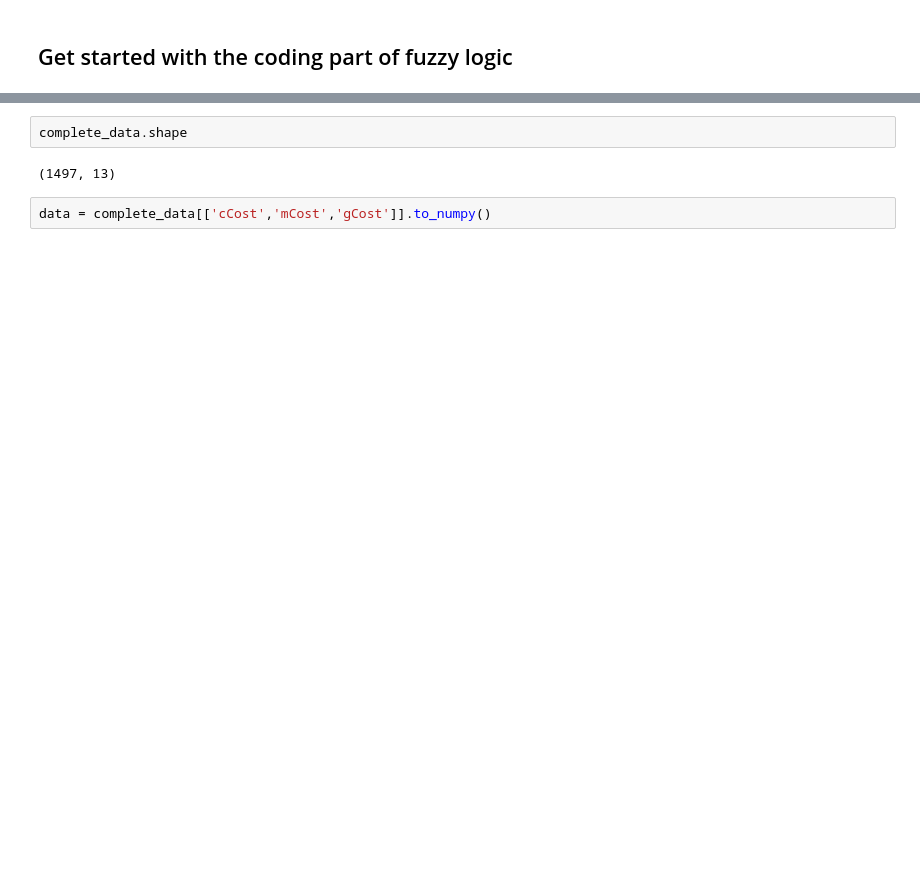
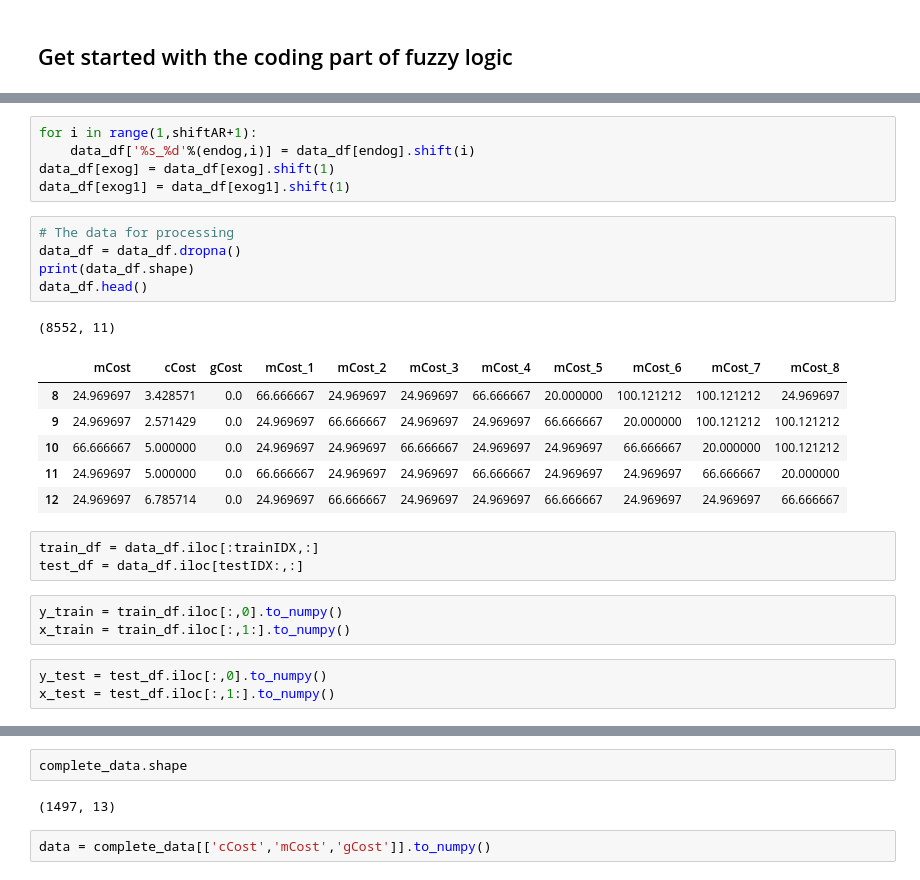
Before and after one commit to dipayan2/ARMAModel, a Jupyter notebook: PredictiveRun.ipynb, the cells around one changed output, grey strips where cells are left out. Drawn from its saved outputs; the diff is of its cells as text; blank space fills up the shorter version.

```diff
--- a/PredictiveRun.ipynb
+++ b/PredictiveRun.ipynb
@@ -190,0 +331,27 @@ def test_AR(yData, xData, shiftP=3):
+# %%
+for i in range(1,shiftAR+1):
+    data_df['%s_%d'%(endog,i)] = data_df[endog].shift(i)
+data_df[exog] = data_df[exog].shift(1)
+data_df[exog1] = data_df[exog1].shift(1)
+# %%
+# The data for processing
+data_df = data_df.dropna()
+print(data_df.shape)
+data_df.head()
+# %% [output]
+(8552, 11)
+|  | mCost | cCost | gCost | mCost_1 | mCost_2 | mCost_3 | mCost_4 | mCost_5 | mCost_6 | mCost_7 | mCost_8 |
+| 8 | 24.969697 | 3.428571 | 0.0 | 66.666667 | 24.969697 | 24.969697 | 66.666667 | 20.000000 | 100.121212 | 100.121212 | 24.969697 |
+| 9 | 24.969697 | 2.571429 | 0.0 | 24.969697 | 66.666667 | 24.969697 | 24.969697 | 66.666667 | 20.000000 | 100.121212 | 100.121212 |
+| 10 | 66.666667 | 5.000000 | 0.0 | 24.969697 | 24.969697 | 66.666667 | 24.969697 | 24.969697 | 66.666667 | 20.000000 | 100.121212 |
+| 11 | 24.969697 | 5.000000 | 0.0 | 66.666667 | 24.969697 | 24.969697 | 66.666667 | 24.969697 | 24.969697 | 66.666667 | 20.000000 |
+| 12 | 24.969697 | 6.785714 | 0.0 | 24.969697 | 66.666667 | 24.969697 | 24.969697 | 66.666667 | 24.969697 | 24.969697 | 66.666667 |
+# %%
+train_df = data_df.iloc[:trainIDX,:]
+test_df = data_df.iloc[testIDX:,:]
+# %%
+y_train = train_df.iloc[:,0].to_numpy()
+x_train = train_df.iloc[:,1:].to_numpy()
+# %%
+y_test = test_df.iloc[:,0].to_numpy()
+x_test = test_df.iloc[:,1:].to_numpy()
```
Also changed, not shown: parts of 21 cells of this notebook, 1 other file.
